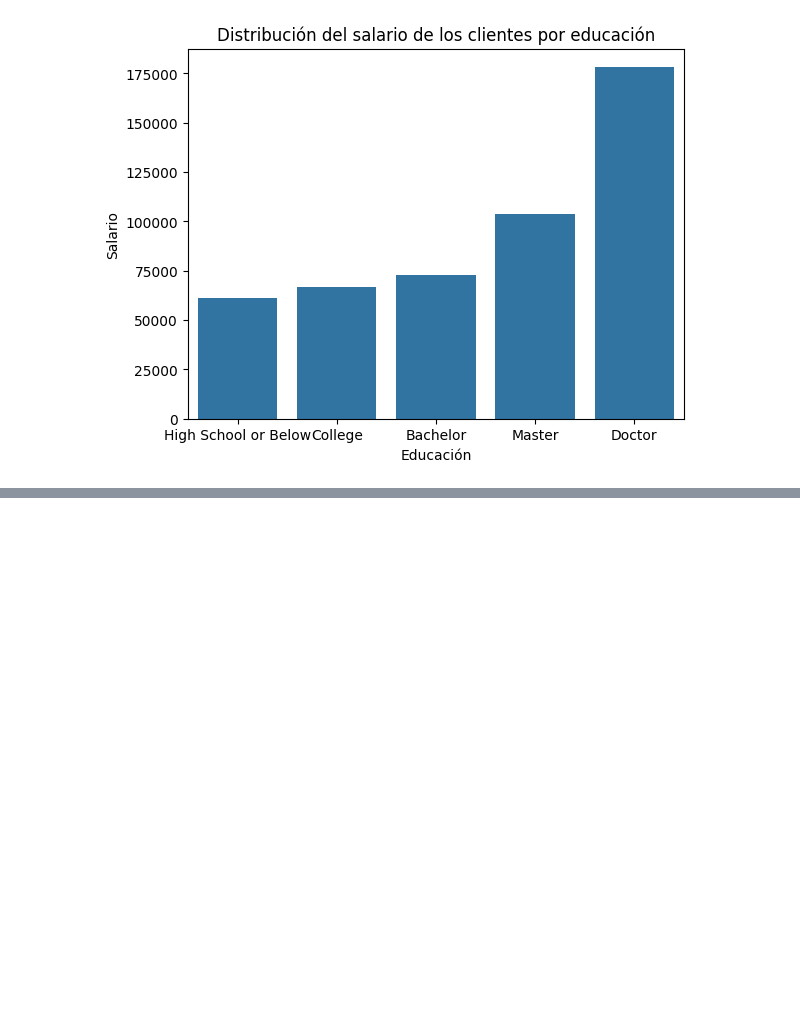
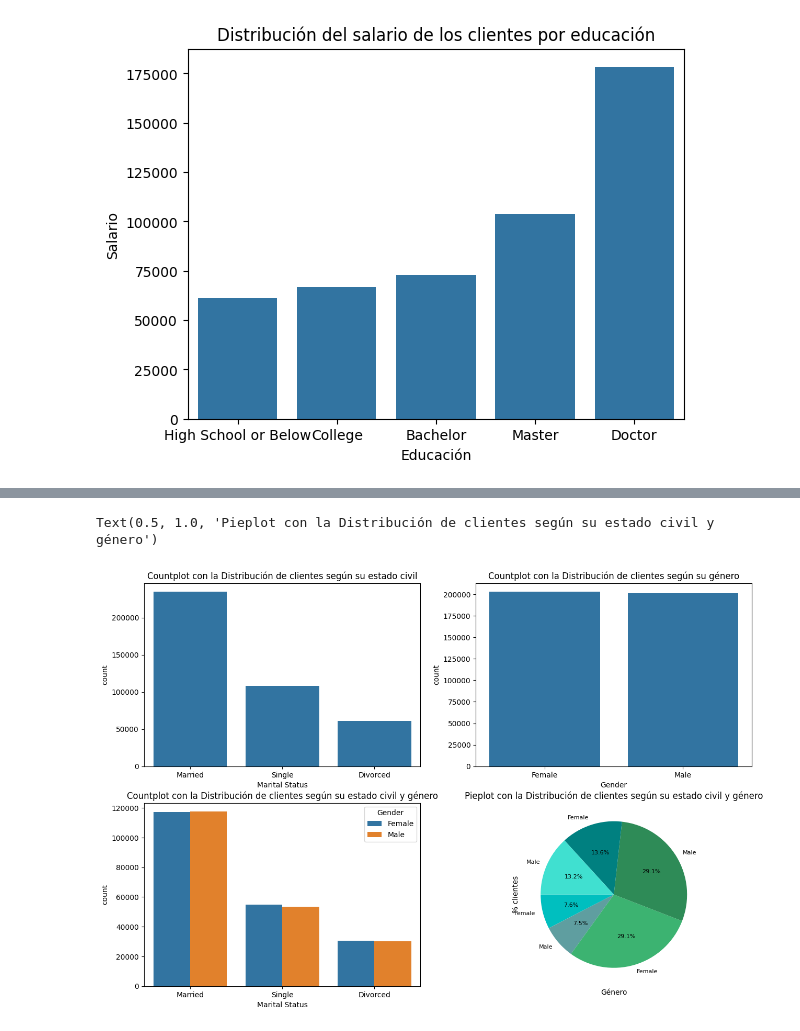
Before and after one commit to Adalab/bda-modulo-3-evaluacion-final-Lauris273, a Jupyter notebook: 2.Ejercicio_evaluación_módulo_3.ipynb, the cells around one changed output, grey strips where cells are left out. Drawn from its saved outputs; the diff is of its cells as text; code cells hidden in the pictures; blank space fills up the shorter version.

```diff
--- a/2.Ejercicio_evaluación_módulo_3.ipynb
+++ b/2.Ejercicio_evaluación_módulo_3.ipynb
@@ -328,0 +429,6 @@ Dicho esto, tanto en los datos (medias del salario por cada nivel de estudio), c
+# %%
+# lo paso a df y saco los porcentajes:
+df_género_estado_civil = df.groupby(['Marital Status', 'Gender'])['Loyalty Number'].count().reset_index(name='Recuento')
+# %%
+# saco un df_total con la suma de los recuentos
+df_total =df_género_estado_civil['Recuento'].sum()
@@ -328,0 +440,3 @@ Dicho esto, tanto en los datos (medias del salario por cada nivel de estudio), c
+# %%
+# el porcentaje será = (recuento/total)*100
+df_género_estado_civil['Porcentaje'] = (df_género_estado_civil['Recuento']/df_total)*100
@@ -328,0 +453,3 @@ Dicho esto, tanto en los datos (medias del salario por cada nivel de estudio), c
+# %%
+# redondeo:
+df_género_estado_civil['Porcentaje'] = round(df_género_estado_civil['Porcentaje'], 2)
@@ -328,0 +477,23 @@ Dicho esto, tanto en los datos (medias del salario por cada nivel de estudio), c
+# %%
+# para visualizarlo mejor voy a usar un Countplot y un Barplot:
+
+fig, axes = plt.subplots(nrows = 2, ncols = 2, figsize = (15, 10))
+
+sns.countplot(data=df, x='Marital Status', ax=axes[0,0])
+axes[0,0].set_title('Countplot con la Distribución de clientes según su estado civil')
+
+sns.countplot(data=df, x='Gender', ax=axes[0,1])
+axes[0,1].set_title('Countplot con la Distribución de clientes según su género')
+
+sns.countplot(data=df, x='Marital Status', hue='Gender', ax=axes[1,0])
+axes[1,0].set_title('Countplot con la Distribución de clientes según su estado civil y género')
+
+
+colores = ["c", "cadetblue", "mediumseagreen", "seagreen", "teal", "turquoise", "lightseagreen"]
+plt.pie('Porcentaje', labels= 'Gender', data = df_género_estado_civil, autopct=  '%1.1f%%', colors = colores, textprops={'fontsize': 8}, startangle=180)
+plt.xlabel("Género")
+plt.ylabel("% clientes")
+plt.title('Pieplot con la Distribución de clientes según su estado civil y género', fontsize=12)
+# %% [output]
+Text(0.5, 1.0, 'Pieplot con la Distribución de clientes según su estado civil y género')
+[figure, added]
```
Also changed, not shown: parts of 18 cells of this notebook.
